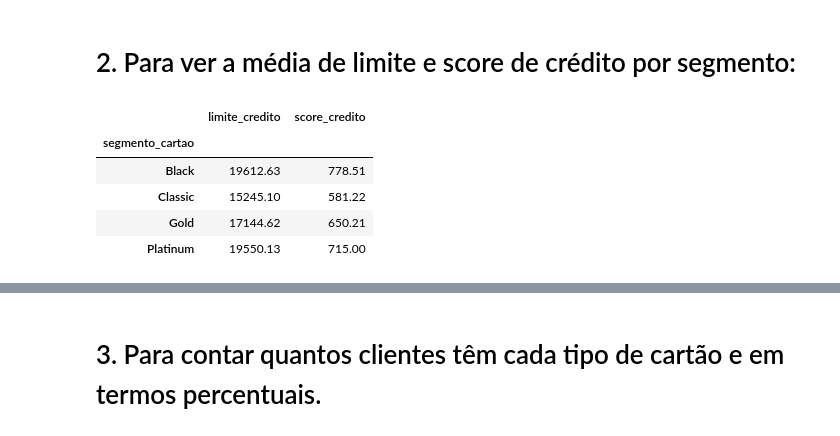
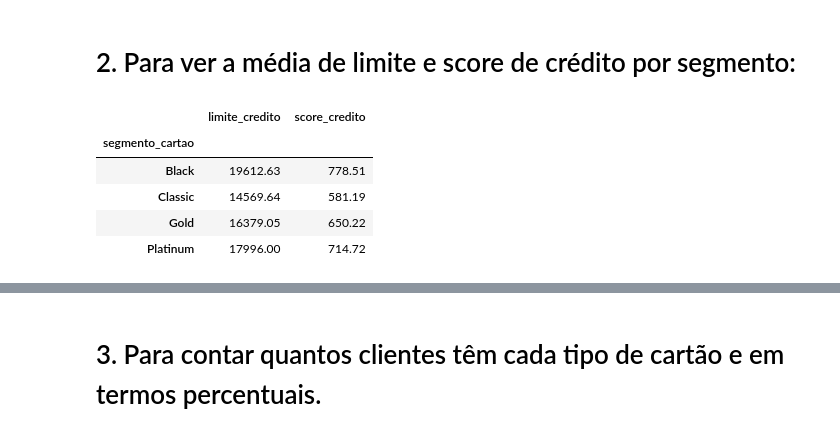
Before and after one commit to pedrojrcruz30-code/PROJETO_FINAL_CONTINUADA, a Jupyter notebook: projeto_final_continuada.ipynb, the cells around one changed output, grey strips where cells are left out. Saved outputs shown, nothing was run; the diff lists cells and outputs as text; code cells hidden in the pictures.

```diff
--- a/projeto_final_continuada.ipynb
+++ b/projeto_final_continuada.ipynb
@@ -451,0 +570,6 @@ plt.show() # plota os gráficos
+# %%
+# Cria o novo DataFrame filtrando apenas os limites menores que 30.000
+
+df_NeoCard_final = df_NeoCard_definitivo[df_NeoCard_definitivo['limite_credito'] < 30000].copy()
+
+df_NeoCard_final.describe().round(2)
@@ -452,11 +627,11 @@ plt.show() # plota os gráficos
 # %% [markdown]
 # 2. Para ver a média de limite e score de crédito por segmento:
 # %%
-df_NeoCard_definitivo.groupby('segmento_cartao')[['limite_credito', 'score_credito']].mean().round(2)
+df_NeoCard_final.groupby('segmento_cartao')[['limite_credito', 'score_credito']].mean().round(2)
 # %% [output]
 |  | limite_credito | score_credito |
 | segmento_cartao |  |  |
 | Black | 19612.63 | 778.51 |
-| Classic | 15245.10 | 581.22 |
-| Gold | 17144.62 | 650.21 |
-| Platinum | 19550.13 | 715.00 |
+| Classic | 14569.64 | 581.19 |
+| Gold | 16379.05 | 650.22 |
+| Platinum | 17996.00 | 714.72 |
```
Also changed, not shown: parts of 23 cells of this notebook.
